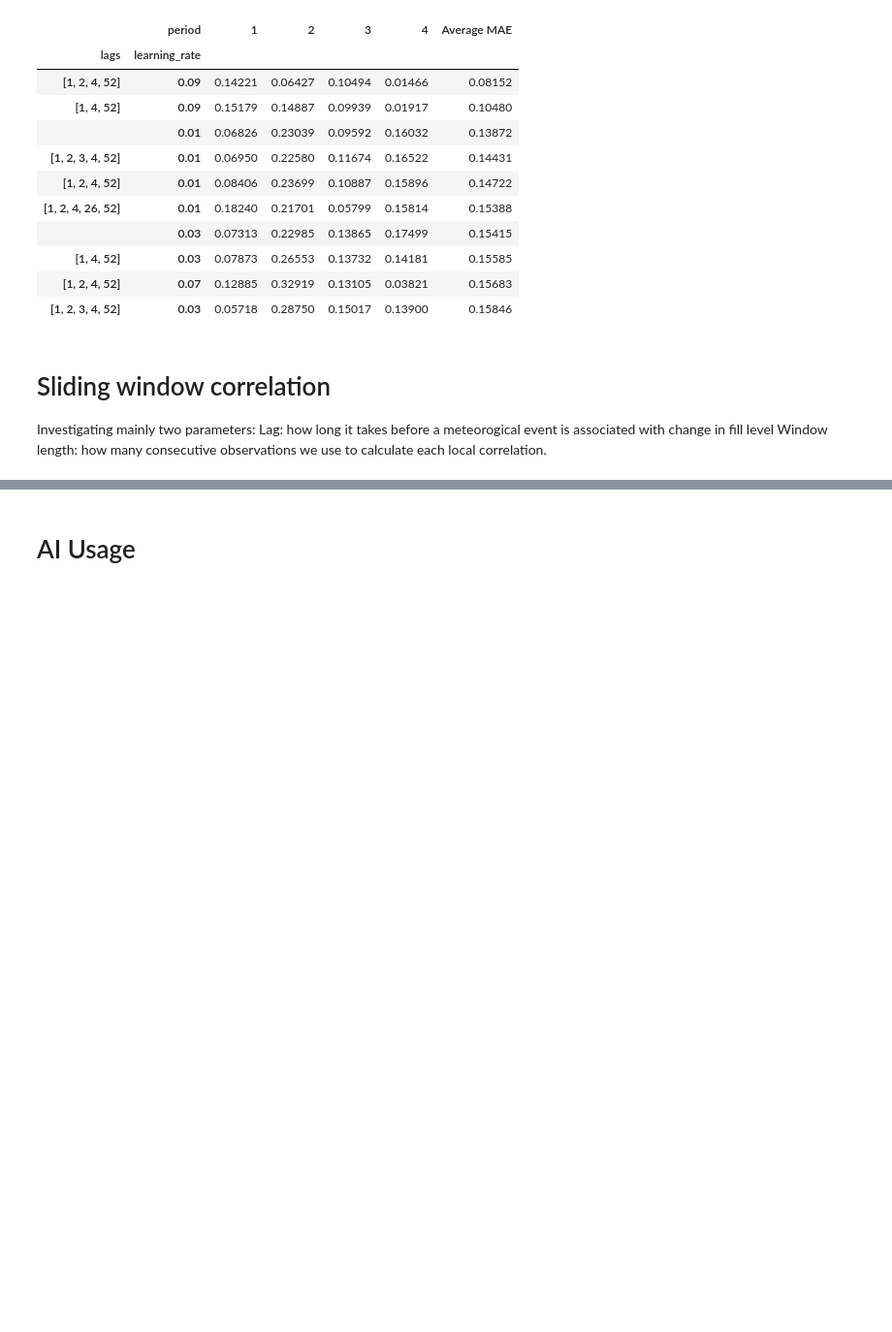
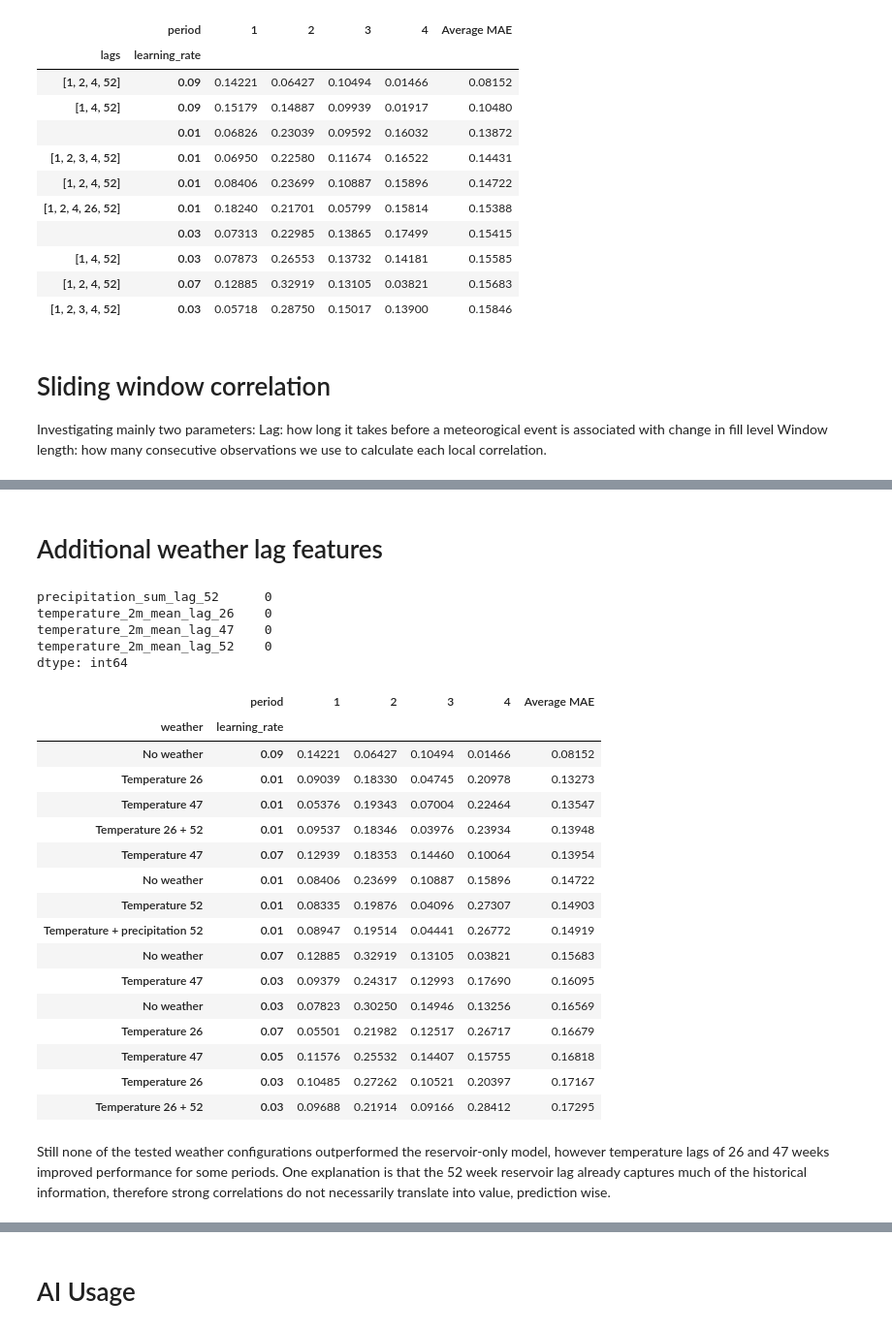
Before and after one commit to magloev/magloevIND320, a Jupyter notebook: notebooks/Task4.ipynb, the cells around one changed output, grey strips where cells are left out. Shown at 97% size. Cells and saved outputs as stored; diff of their text form; code cells hidden in the pictures; blank space fills up the shorter version.

```diff
--- a/notebooks/Task4.ipynb
+++ b/notebooks/Task4.ipynb
@@ -1804,0 +1976,19 @@ interact(
+# %% [markdown]
+# Additional weather lag features
+# %%
+df_weather_model = df_model.sort_values("date").copy()
+
+df_weather_source = df_merged.sort_values("date").copy()
+
+for combination in weather_combinations.values():
+    for variable, lag in combination:
+
+        column = f"{variable}_lag_{lag}"
+
+        df_weather_source[column] = (
+            df_weather_source[variable].shift(lag)
+        )
+
+        df_weather_model[column] = df_weather_model["date"].map(
+            df_weather_source.set_index("date")[column]
+        )
@@ -1804,0 +2030,14 @@ interact(
+# %%
+weather_lag_columns = sorted({
+    f"{variable}_lag_{lag}"
+    for combination in weather_combinations.values()
+    for variable, lag in combination
+})
+
+df_weather_model[weather_lag_columns].isna().sum()
+# %% [output]
+precipitation_sum_lag_52      0
+temperature_2m_mean_lag_26    0
+temperature_2m_mean_lag_47    0
+temperature_2m_mean_lag_52    0
+dtype: int64
@@ -1805,3 +2119,37 @@ interact(
+# %%
+df_weather_comparison = df_weather_results.pivot(
+    index=["weather", "learning_rate"],
+    columns="period",
+    values="MAE"
+)
+
+df_weather_comparison["Average MAE"] = (
+    df_weather_comparison.mean(axis=1, skipna=False)
+)
+
+df_weather_comparison.sort_values(
+    "Average MAE"
+).head(15).round(5)
+# %% [output]
+|  | period | 1 | 2 | 3 | 4 | Average MAE |
+| weather | learning_rate |  |  |  |  |  |
+| No weather | 0.09 | 0.14221 | 0.06427 | 0.10494 | 0.01466 | 0.08152 |
+| Temperature 26 | 0.01 | 0.09039 | 0.18330 | 0.04745 | 0.20978 | 0.13273 |
+| Temperature 47 | 0.01 | 0.05376 | 0.19343 | 0.07004 | 0.22464 | 0.13547 |
+| Temperature 26 + 52 | 0.01 | 0.09537 | 0.18346 | 0.03976 | 0.23934 | 0.13948 |
+| Temperature 47 | 0.07 | 0.12939 | 0.18353 | 0.14460 | 0.10064 | 0.13954 |
+| No weather | 0.01 | 0.08406 | 0.23699 | 0.10887 | 0.15896 | 0.14722 |
+| Temperature 52 | 0.01 | 0.08335 | 0.19876 | 0.04096 | 0.27307 | 0.14903 |
+| Temperature + precipitation 52 | 0.01 | 0.08947 | 0.19514 | 0.04441 | 0.26772 | 0.14919 |
+| No weather | 0.07 | 0.12885 | 0.32919 | 0.13105 | 0.03821 | 0.15683 |
+| Temperature 47 | 0.03 | 0.09379 | 0.24317 | 0.12993 | 0.17690 | 0.16095 |
+| No weather | 0.03 | 0.07823 | 0.30250 | 0.14946 | 0.13256 | 0.16569 |
+| Temperature 26 | 0.07 | 0.05501 | 0.21982 | 0.12517 | 0.26717 | 0.16679 |
+| Temperature 47 | 0.05 | 0.11576 | 0.25532 | 0.14407 | 0.15755 | 0.16818 |
+| Temperature 26 | 0.03 | 0.10485 | 0.27262 | 0.10521 | 0.20397 | 0.17167 |
+| Temperature 26 + 52 | 0.03 | 0.09688 | 0.21914 | 0.09166 | 0.28412 | 0.17295 |
+# %% [markdown]
+Still none of the tested weather configurations outperformed the reservoir-only model, however temperature lags of 26 and 47 weeks improved performance for some periods. One explanation is that the 52 week reservoir lag already captures much of the historical information, therefore strong correlations do not necessarily translate into value, prediction wise.
 # %% [markdown]
 # Sketch of structure
 ![Image description](../images/structure_sketch.png)
```
Also changed, not shown: parts of 41 cells of this notebook.
